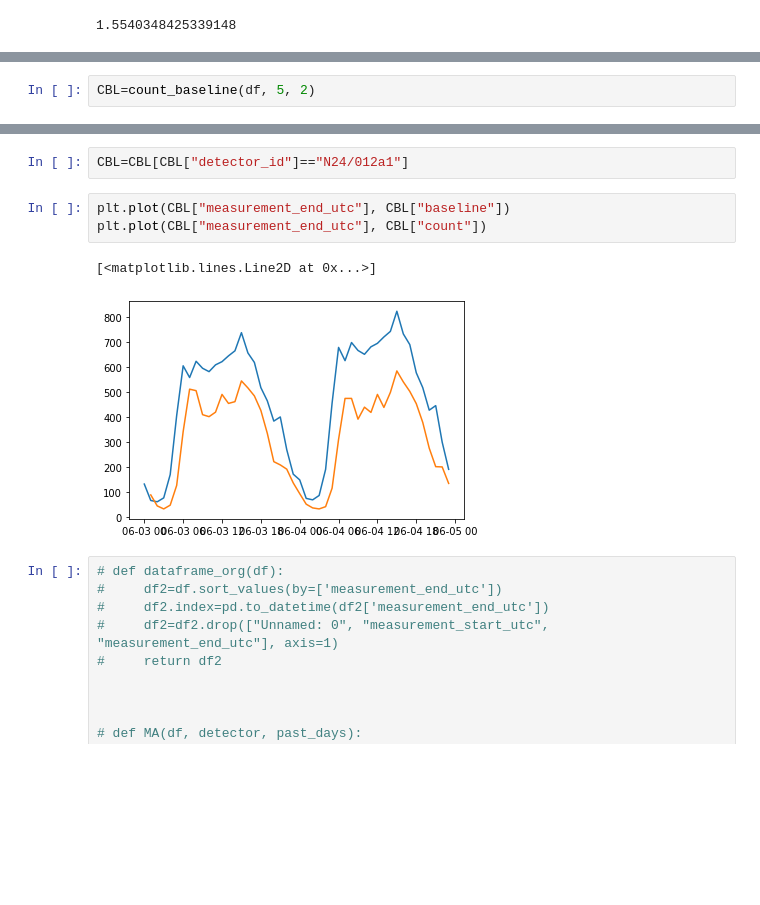
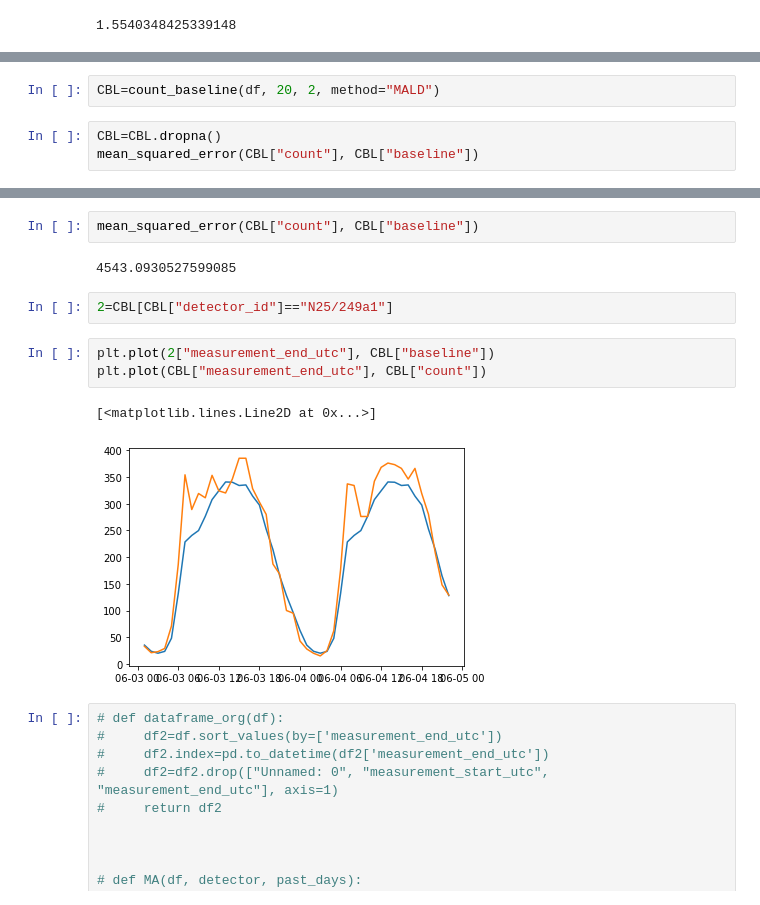
Before and after one commit to TeddyTW/SpatialScan, a Jupyter notebook: Demoing.ipynb, the cells around one changed output, grey strips where cells are left out. Saved outputs shown, nothing was run; the diff lists cells and outputs as text; blank space fills up the shorter version.

```diff
--- a/Demoing.ipynb
+++ b/Demoing.ipynb
@@ -34,2 +85,5 @@ x=holt_winters(df, 5, 3, display=True, alpha=0.06, beta=0.02, gamma=0.6)
 # %%
-CBL=count_baseline(df, 5, 2)
+CBL=count_baseline(df, 20, 2, method="MALD")
+# %%
+CBL=CBL.dropna()
+mean_squared_error(CBL["count"], CBL["baseline"])
@@ -52,11 +112,15 @@ CBL
+# %%
+mean_squared_error(CBL["count"], CBL["baseline"])
+# %% [output]
+4543.0930527599085
 # %%
-CBL=CBL[CBL["detector_id"]=="N24/012a1"]
+2=CBL[CBL["detector_id"]=="N25/249a1"]
 # %%
-plt.plot(CBL["measurement_end_utc"], CBL["baseline"])
+plt.plot(2["measurement_end_utc"], CBL["baseline"])
 plt.plot(CBL["measurement_end_utc"], CBL["count"])
 # %% [output]
 [<matplotlib.lines.Line2D at 0x...>]
-[figure, old version]
+[figure, new version]
 # %%
 # def dataframe_org(df):
 #     df2=df.sort_values(by=['measurement_end_utc'])
```
Also changed, not shown: parts of 8 cells of this notebook, 1 other file.
